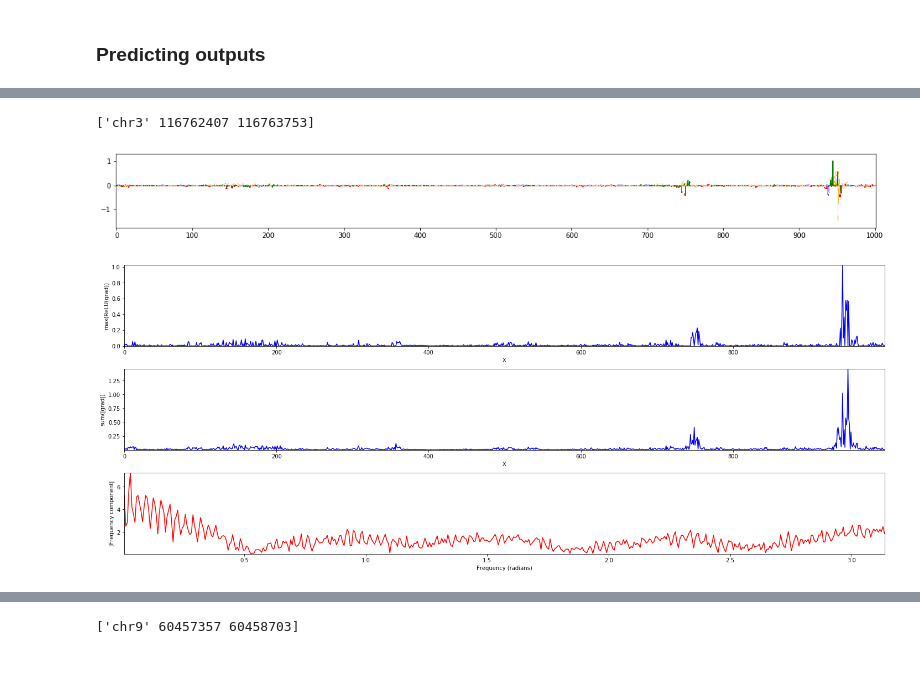
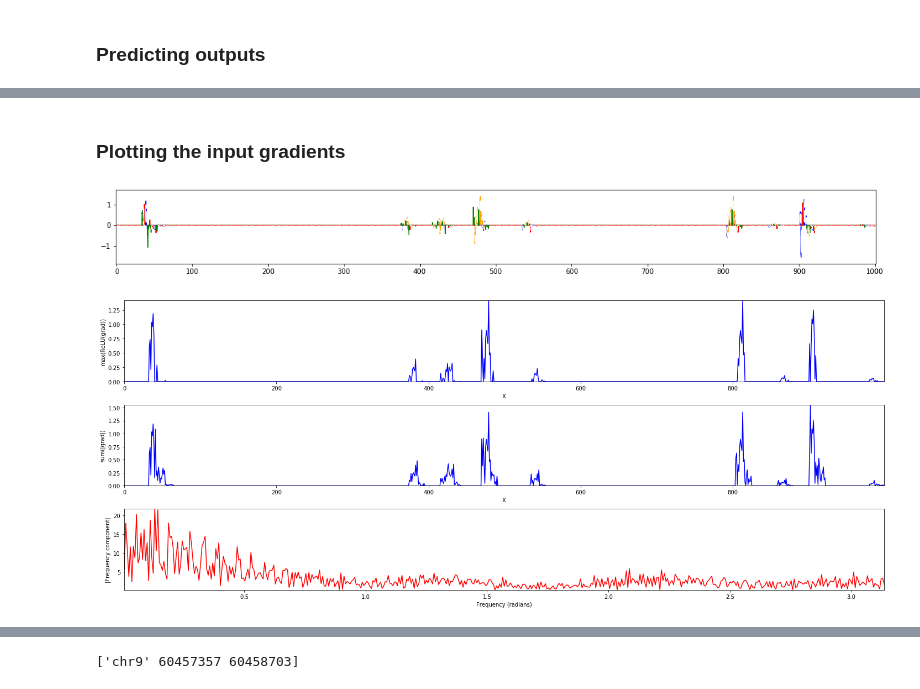
Before and after one commit to amtseng/fourier_attribution_priors, a Jupyter notebook: notebooks/input_gradients.ipynb, the cells around one changed output, grey strips where cells are left out. Drawn from its saved outputs; the diff is of its cells as text; code cells hidden in the pictures.

```diff
--- a/notebooks/input_gradients.ipynb
+++ b/notebooks/input_gradients.ipynb
@@ -50,0 +21,17 @@ model_path = "/users/amtseng/att_priors/models/trained_profile_models/SPI1_TEST/
+# %%
+# Define the paths to the files and model, and some constants
+files_spec_path = "/users/amtseng/att_priors/data/processed/ENCODE/profile/config/SPI1/SPI1_training_paths.json"
+model_path = "/users/amtseng/att_priors/models/trained_models/profile_models/SPI1_prior_overfit/1/model_ckpt_epoch_1.pt"
+
+reference_fasta = "/users/amtseng/genomes/hg38.fasta"
+chrom_sizes = "/users/amtseng/genomes/hg38.canon.chrom.sizes"
+input_length = 1346
+profile_length = 1000
+num_tasks = 4
+# %%
+# Extract the file specs
+with open(files_spec_path, "r") as f:
+    files_spec = json.load(f)
+peaks_bed = files_spec["train_peak_beds"][0]  # First peaks BED, arbitrarily
+prof_bigwigs = files_spec["prof_bigwigs"]
+assert num_tasks == len(prof_bigwigs) / 2
@@ -71,6 +59,11 @@ coords_to_vals_list = [
 ]
 def coords_to_profs(coords):
     return np.stack([
-        np.stack([ctv_1(coords), ctv_2(coords)], axis=1)
+        np.stack([ctv_1(coords), ctv_2(coords)], axis=2)
         for ctv_1, ctv_2 in coords_to_vals_list
     ], axis=1)
+# Maps many coordinates to inputs sequences and profiles for the network
+def coords_to_network_inputs(coords):
+    input_seq = coords_to_seq(coords)
+    profs = coords_to_profs(coords)
+    return input_seq, profs
@@ -254,7 +162,2 @@ plot_grad_and_fft(neg_input_grads[5])
-# %%
-print(neg_coords[50])
-plot_grad_and_fft(neg_input_grads[50])
-# %% [output]
-['chr3' 116762407 116763753]
-[figure, removed]
-[figure, removed]
+# %% [markdown]
+### Plotting the input gradients
@@ -260,0 +170,6 @@ plot_grad_and_fft(neg_input_grads[50])
+# %%
+log_pred_profs, log_pred_counts, true_profs, true_counts, input_grads = predict_coords([("chr5", 935336, 936336)])
+plot_grad_and_fft(input_grads[0])
+# %% [output]
+[figure, added]
+[figure, added]
```
Also changed, not shown: parts of 18 cells of this notebook, 3 other files.
